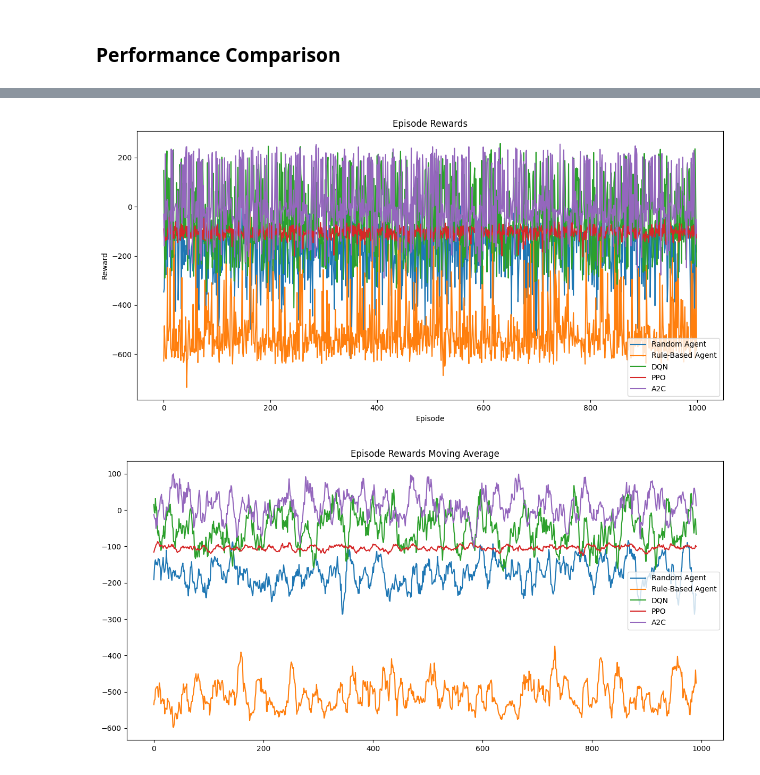
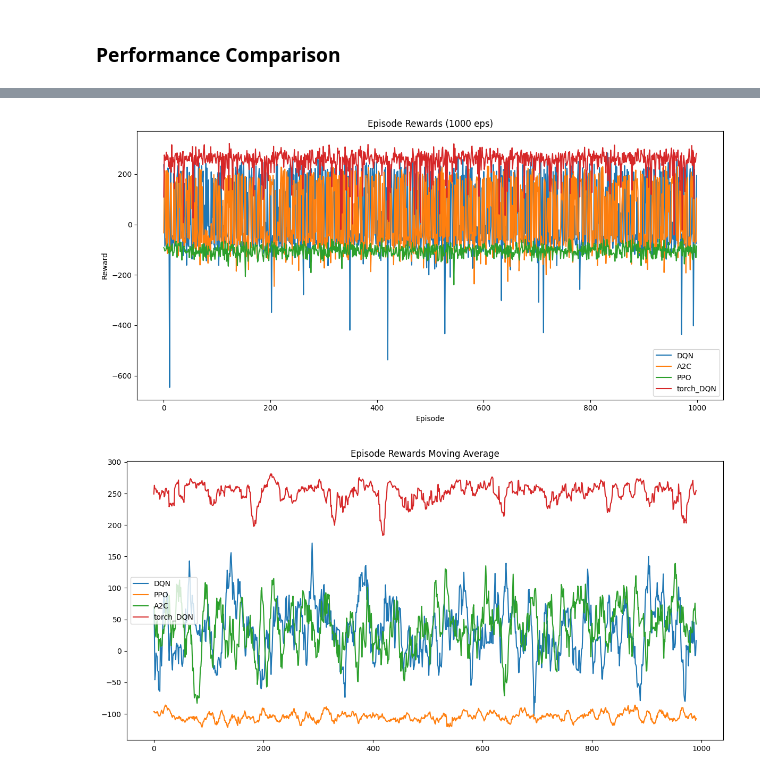
Before and after one commit to MGN19/Reinforcement-learning, a Jupyter notebook: Lunar Lander.ipynb, the cells around one changed output, grey strips where cells are left out. Cells and saved outputs as stored; diff of their text form; code cells hidden in the pictures.

Commit message:
final plots

```diff
--- a/Lunar Lander.ipynb
+++ b/Lunar Lander.ipynb
@@ -193,4 +209,4 @@ plt.show()
 #model.save(f"./models/lunar_lander/dqn_{timestamps}_after_{episodes}")
 #loaded_model = DQN.load("./models/lunar_lander/dqn_{timestamps}_after_{episodes}", env=env)
 # %%
-loaded_model = DQN.load(f"./models/lunar_lander/dqn_{timestamps}_after_{episodes}", env=env)
+# loaded_model = DQN.load(f"./models/lunar_lander/dqn_{timestamps}_after_{episodes}", env=env)
@@ -458,0 +455,18 @@ Average reward over 100 episodes: 248.31 ± 45.30
+# %%
+## Torch Q-Net
+
+# number of input features
+obs_dim = env.observation_space.shape[0]
+
+# number of outputs from the Q-network
+act_dim = env.action_space.n
+
+model_load = QNet(obs_dim, act_dim).to(device)
+# %%
+dqn_model = DQN.load("models/lunar_lander/dqn_100000_after_1000.zip", env=env)
+a2c_model = A2C.load("models/lunar_lander/a2c_500000_after_1000.zip", env=env)
+ppo_model = A2C.load("models/lunar_lander/ppo_100000_after_1000.zip", env=env)
+
+
+q_net = model_load.load_state_dict(torch.load("./models/lunar_lander/q_net_1000.pth",
+                                              map_location=device))
@@ -458,0 +480,7 @@ Average reward over 100 episodes: 248.31 ± 45.30
+# %%
+episodes = 1000
+
+rewards_dqn = run_episodes_get_rewards(dqn_model, env, n_episodes=episodes)
+rewards_a2c = run_episodes_get_rewards(a2c_model, env, n_episodes=episodes)
+rewards_ppo = run_episodes_get_rewards(ppo_model, env, n_episodes=episodes)
+rewards_q_net = evaluate_model(model_load, env, n_episodes=episodes, render=False)
@@ -459,18 +505,19 @@ Average reward over 100 episodes: 248.31 ± 45.30
 # %%
 plt.figure(figsize=(12, 6))
-plt.plot(rewards_ra, label='Random Agent')
-plt.plot(rewards_rb, label='Rule-Based Agent')
+#plt.plot(rewards_ra, label='Random Agent')
+#plt.plot(rewards_rb, label='Rule-Based Agent')
 plt.plot(rewards_dqn, label="DQN")
+plt.plot(rewards_a2c, label="A2C")
 plt.plot(rewards_ppo, label="PPO")
-plt.plot(rewards_a2c, label="A2C")
-plt.title("Episode Rewards")
+plt.plot(rewards_q_net[0], label='torch_DQN')
+plt.title("Episode Rewards (1000 eps)")
 plt.xlabel("Episode")
 plt.ylabel("Reward")
 plt.legend()
 plt.tight_layout()
 plt.show()
 # %% [output]
-[figure, old version]
+[figure, new version]
 # %%
 def moving_average(data, window_size=10):
     return np.convolve(data, np.ones(window_size)/window_size, mode='valid')
@@ -478,13 +525,14 @@ def moving_average(data, window_size=10):
 # Plot smoothed rewards
 plt.figure(figsize=(12, 6))
 plt.title("Episode Rewards Moving Average")
-plt.plot(moving_average(rewards_ra), label='Random Agent')
-plt.plot(moving_average(rewards_rb), label='Rule-Based Agent')
+#plt.plot(moving_average(rewards_ra), label='Random Agent')
+#plt.plot(moving_average(rewards_rb), label='Rule-Based Agent')
 plt.plot(moving_average(rewards_dqn), label="DQN")
 plt.plot(moving_average(rewards_ppo), label="PPO")
 plt.plot(moving_average(rewards_a2c), label="A2C")
+plt.plot(moving_average(rewards_q_net[0]), label='torch_DQN')
 plt.legend()
 plt.tight_layout()
 plt.show()
 # %% [output]
-[figure, old version]
+[figure, new version]
```
Also changed, not shown: parts of 29 cells of this notebook, 3 other files.
